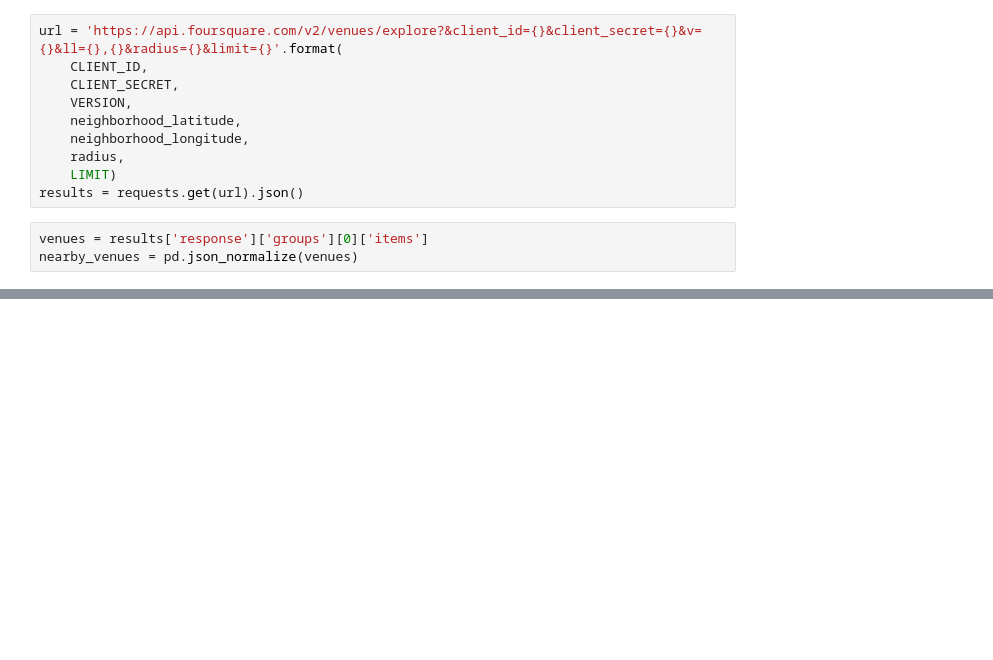
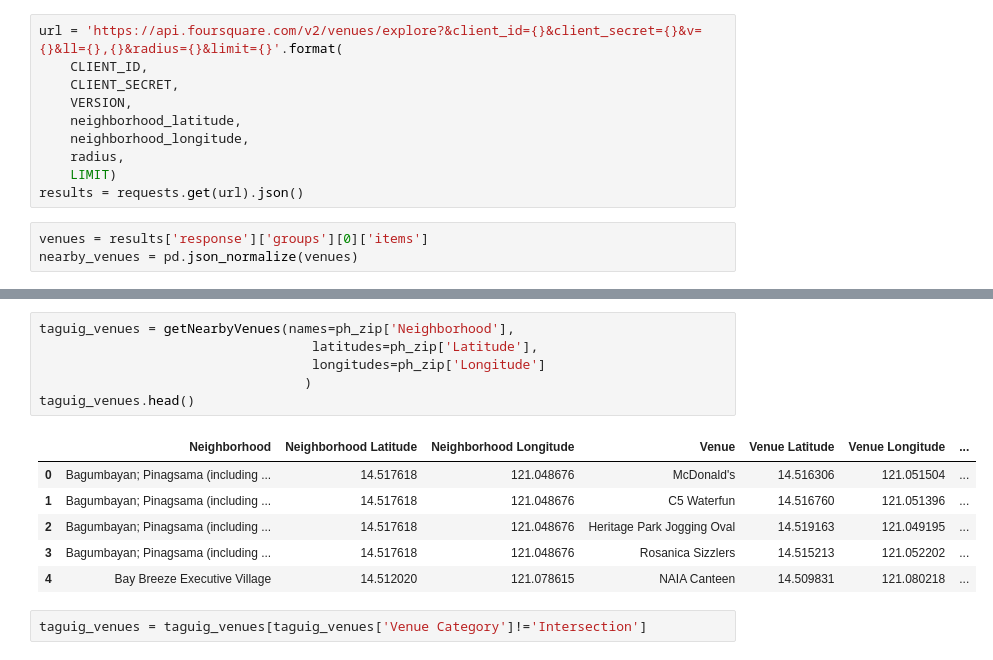
Before and after one commit to alfredo3robles/Coursera_Capstone, a Jupyter notebook: Building Taguig Dataset.ipynb, the cells around one changed output, grey strips where cells are left out. Saved outputs shown, nothing was run; the diff lists cells and outputs as text; blank space fills up the shorter version.

Commit message:
Continued bldg taguig Dataset

```diff
--- a/Building Taguig Dataset.ipynb
+++ b/Building Taguig Dataset.ipynb
@@ -128 +140,16 @@ def getNearbyVenues(names, latitudes, longitudes, radius=500):
+# %%
+taguig_venues = getNearbyVenues(names=ph_zip['Neighborhood'],
+                                   latitudes=ph_zip['Latitude'],
+                                   longitudes=ph_zip['Longitude']
+                                  )
+taguig_venues.head()
+# %% [output]
+|  | Neighborhood | Neighborhood Latitude | Neighborhood Longitude | Venue | Venue Latitude | Venue Longitude | ... |
+| 0 | Bagumbayan; Pinagsama (including ... | 14.517618 | 121.048676 | McDonald's | 14.516306 | 121.051504 | ... |
+| 1 | Bagumbayan; Pinagsama (including ... | 14.517618 | 121.048676 | C5 Waterfun | 14.516760 | 121.051396 | ... |
+| 2 | Bagumbayan; Pinagsama (including ... | 14.517618 | 121.048676 | Heritage Park Jogging Oval | 14.519163 | 121.049195 | ... |
+| 3 | Bagumbayan; Pinagsama (including ... | 14.517618 | 121.048676 | Rosanica Sizzlers | 14.515213 | 121.052202 | ... |
+| 4 | Bay Breeze Executive Village | 14.512020 | 121.078615 | NAIA Canteen | 14.509831 | 121.080218 | ... |
+# %%
+taguig_venues = taguig_venues[taguig_venues['Venue Category']!='Intersection']
 # %%
```
Also changed, not shown: parts of 11 cells of this notebook.
